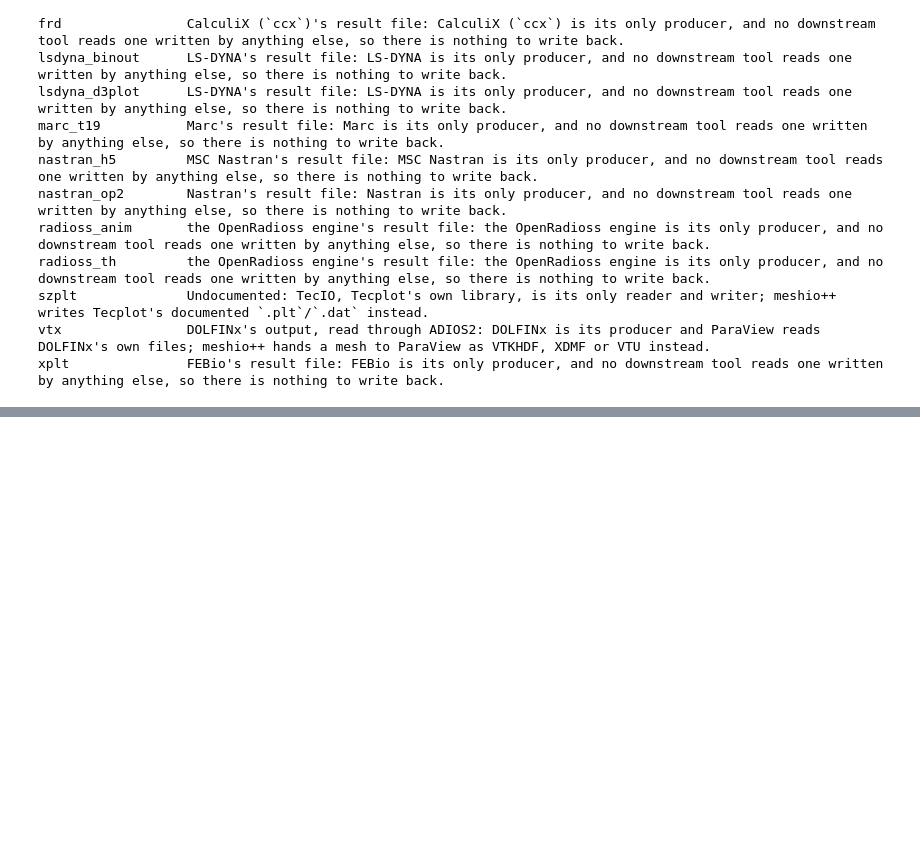
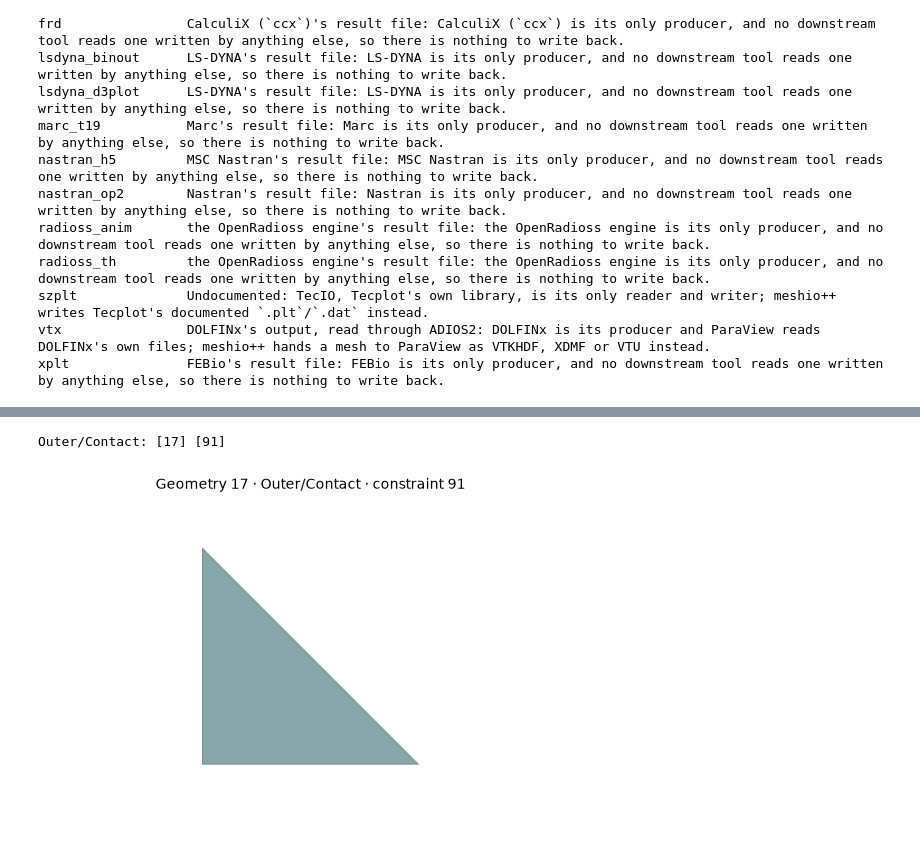
Before and after one commit to loumalouomega/meshioplusplus, a Jupyter notebook: example/python/24_format_parity.ipynb, the cells around one changed output, grey strips where cells are left out. Cells and saved outputs as stored; diff of their text form; code cells hidden in the pictures; blank space fills up the shorter version.

```diff
--- a/example/python/24_format_parity.ipynb
+++ b/example/python/24_format_parity.ipynb
@@ -298,0 +303,43 @@ xplt               FEBio's result file: FEBio is its only producer, and no downs
+# %%
+from pathlib import Path
+from meshioplusplus import _core
+
+deck = '''Begin Nodes
+10 0 0 0
+20 1 0 0
+30 0 1 0
+End Nodes
+Begin Geometries Triangle3D3
+17 10 20 30
+End Geometries
+Begin Constraints LinearMasterSlaveConstraint
+91 10 DISPLACEMENT_X 20 DISPLACEMENT_X 1.0 0.0
+End Constraints
+Begin SubModelPart Outer
+    Begin SubModelPart Contact
+        Begin SubModelPartGeometries
+            17
+        End SubModelPartGeometries
+        Begin SubModelPartConstraints
+            91
+        End SubModelPartConstraints
+    End SubModelPart
+End SubModelPart
+'''
+source = Path(TMP) / 'membership.mdpa'
+source.write_text(deck)
+mesh, info = _core.mdpa_read_info(str(source))
+target = Path(TMP) / 'membership_out.mdpa'
+_core.mdpa_write_info(str(target), mesh, info)
+reference = mp.mdpa.read(target)
+part = reference.misc_data['submodelpart_info']['Outer/Contact']
+assert part['geometry_ids'] == [17] and part['constraint_ids'] == [91]
+assert not mesh.cells
+print('Outer/Contact:', part['geometry_ids'], part['constraint_ids'])
+geometry = info['geometries'][0]
+display_mesh = mp.Mesh(mesh.points, [(geometry['type'], geometry['conn'])])
+gallery([(to_grid(display_mesh), None, 'Geometry 17 · Outer/Contact · constraint 91', None)],
+        ncols=1, view=(0, 0, 1))
+# %% [output]
+Outer/Contact: [17] [91]
+[figure, added]
```
Also changed, not shown: parts of 3 cells of this notebook, 44 other files.
